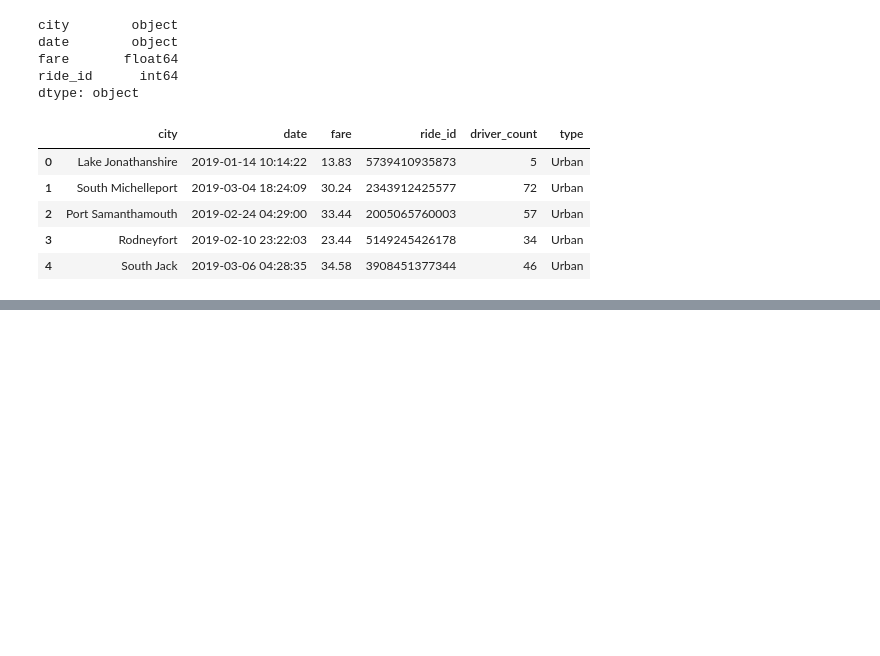
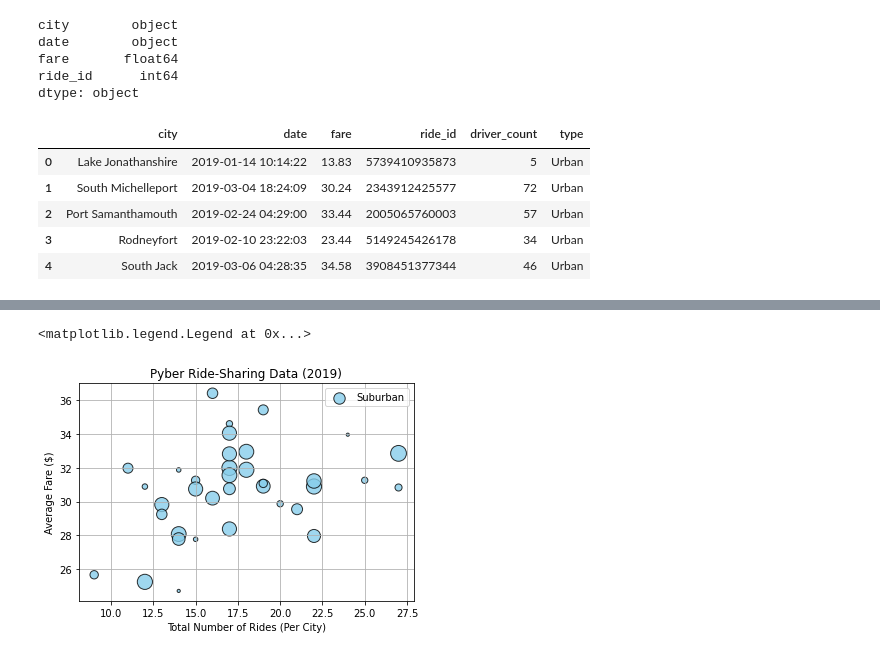
Before and after one commit to lbelnap20/PyBer_Analysis, a Jupyter notebook: PyBer.ipynb, the cells around one changed output, grey strips where cells are left out. Drawn from its saved outputs; the diff is of its cells as text; code cells hidden in the pictures; blank space fills up the shorter version.

```diff
--- a/PyBer.ipynb
+++ b/PyBer.ipynb
@@ -110,0 +122,4 @@ pyberData_df.head()
+# %%
+# Create the Suburban city DataFrame.
+suburbanCities_df = pyberData_df[pyberData_df["type"]=="Suburban"]
+suburbanCities_df.head()
@@ -110,0 +156,4 @@ pyberData_df.head()
+# %%
+# Get the number of rides for suburban and rural cities.
+suburbanRideCount= suburbanCities_df.groupby(["city"]).count()["ride_id"]
+ruralRideCount= ruralCities_df.groupby(["city"]).count()["ride_id"]
@@ -110,0 +205,13 @@ pyberData_df.head()
+# %%
+#create suburban cities bubble chart
+plt.scatter(suburbanRideCount, suburbanAvgFare, s = 10*suburbanAvgDrivers,
+           c = "skyblue", edgecolor = "black", linewidths = 1,
+           alpha = 0.8, label = "Suburban")
+plt.title("Pyber Ride-Sharing Data (2019)")
+plt.ylabel("Average Fare ($)")
+plt.xlabel("Total Number of Rides (Per City)")
+plt.grid(True)
+plt.legend()
+# %% [output]
+<matplotlib.legend.Legend at 0x...>
+[figure, added]
```
Also changed, not shown: parts of 11 cells of this notebook, 1 other file.
